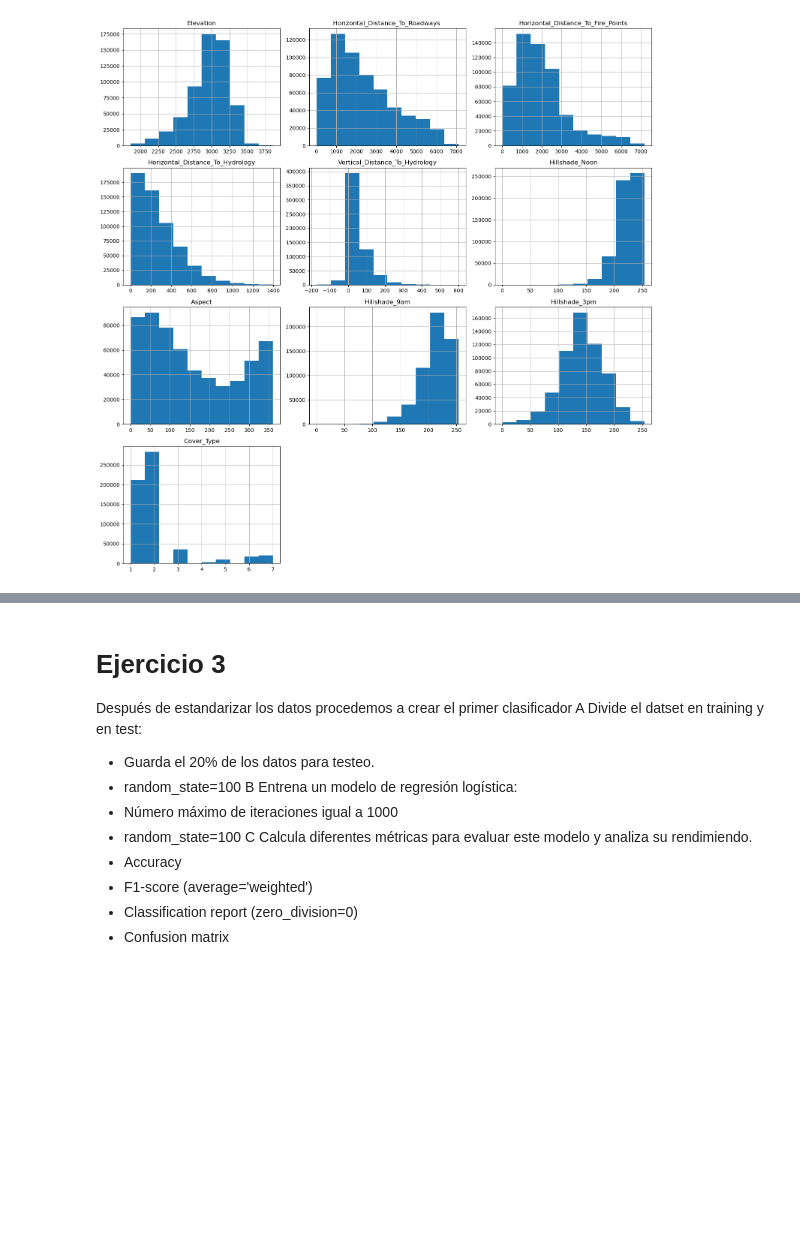
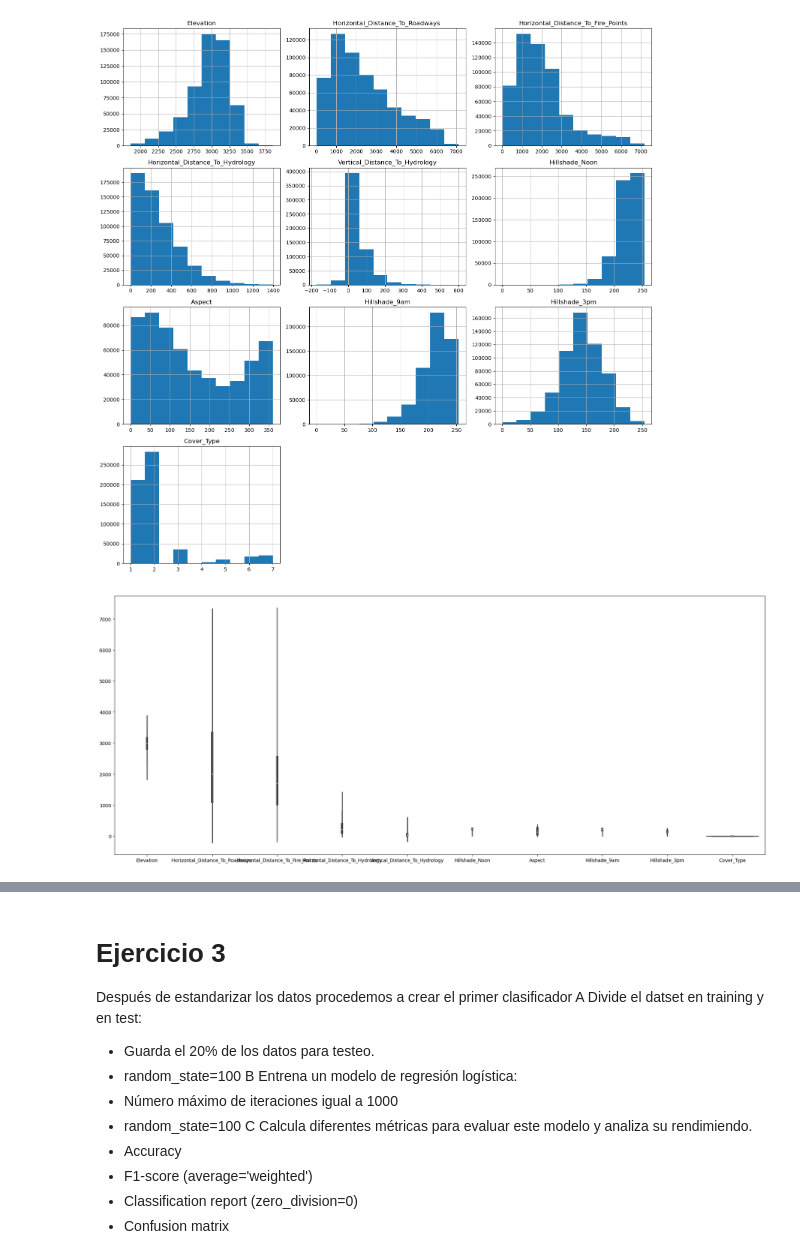
Before and after one commit to seerraa16/Examen_EDA, a Jupyter notebook: ejercicio_1.ipynb, the cells around one changed output, grey strips where cells are left out. Drawn from its saved outputs; the diff is of its cells as text; code cells hidden in the pictures; blank space fills up the shorter version.

```diff
--- a/ejercicio_1.ipynb
+++ b/ejercicio_1.ipynb
@@ -138,6 +138,13 @@ plt.tight_layout() #para que los graficos no se pongan uno encima de otro
 plt.show()
 # %% [output]
 [figure]
+# %%
+# graficas de violin
+plt.figure(figsize=(25,10))
+sns.violinplot(data=df_reducida, orient="v")
+plt.show()
+# %% [output]
+[figure, added]
 # %%
 # normalizar todas las variables
 from sklearn.preprocessing import MinMaxScaler
```
Also changed, not shown: parts of 6 cells of this notebook.
